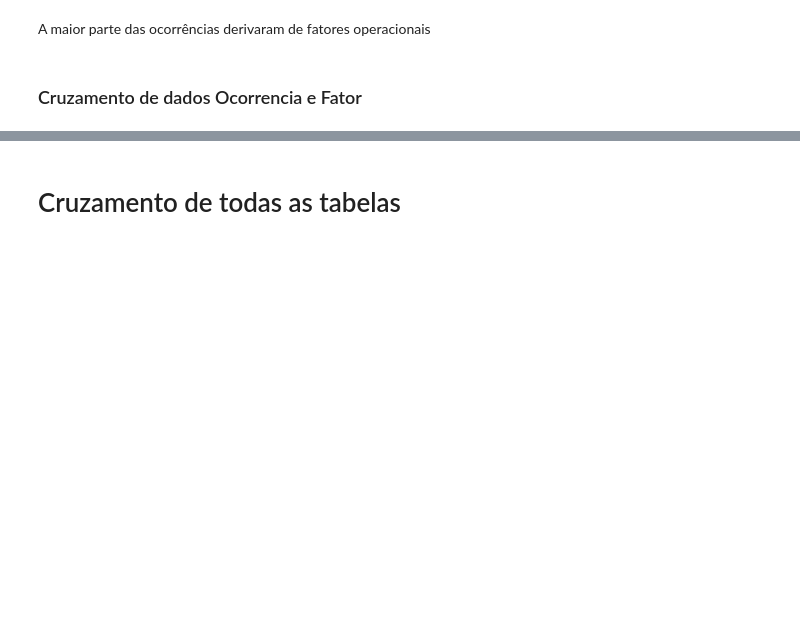
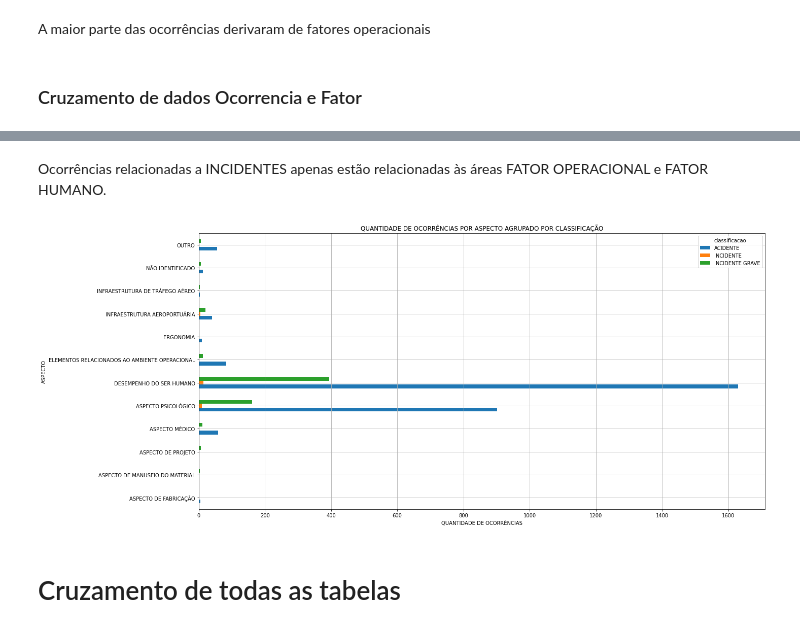
Before and after one commit to victorlorena/acidentes_aereos, a Jupyter notebook: acidentes_aereos.ipynb, the cells around one changed output, grey strips where cells are left out. Drawn from its saved outputs; the diff is of its cells as text; code cells hidden in the pictures; blank space fills up the shorter version.

```diff
--- a/acidentes_aereos.ipynb
+++ b/acidentes_aereos.ipynb
@@ -818,3 +786,14 @@ df_fator_ocorrencia[df_fator_ocorrencia['classificacao'] == 'ACIDENTE']
+# %% [markdown]
+Ocorrências relacionadas a INCIDENTES apenas estão relacionadas às áreas FATOR OPERACIONAL e FATOR HUMANO.
+# %%
+# df_fator_ocorrencia.groupby(['aspecto', 'classificacao'])['contagem'].sum()
+df_fator_ocorrencia.groupby(['aspecto']).classificacao.value_counts().unstack().plot(kind='barh', figsize=(20,10), grid = True)
+plt.title('QUANTIDADE DE OCORRÊNCIAS POR ASPECTO AGRUPADO POR CLASSIFICAÇÃO')
+plt.xlabel('QUANTIDADE DE OCORRÊNCIAS')
+plt.ylabel('ASPECTO')
+plt.show()
+# %% [output]
+[figure, added]
 # %% [markdown]
 <h1> Cruzamento de todas as tabelas </h1>
 # %%
```
Also changed, not shown: parts of 47 cells of this notebook.
